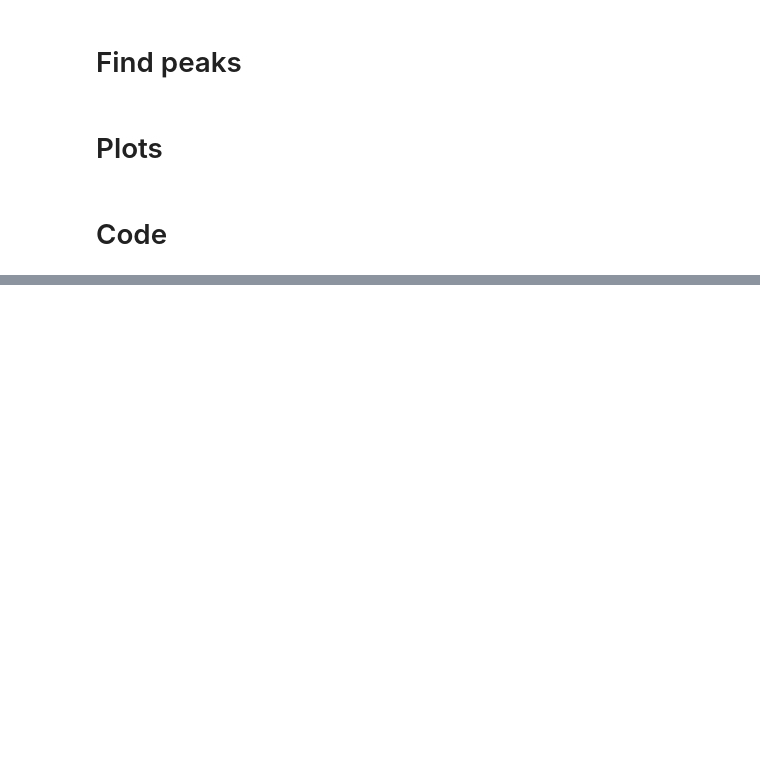
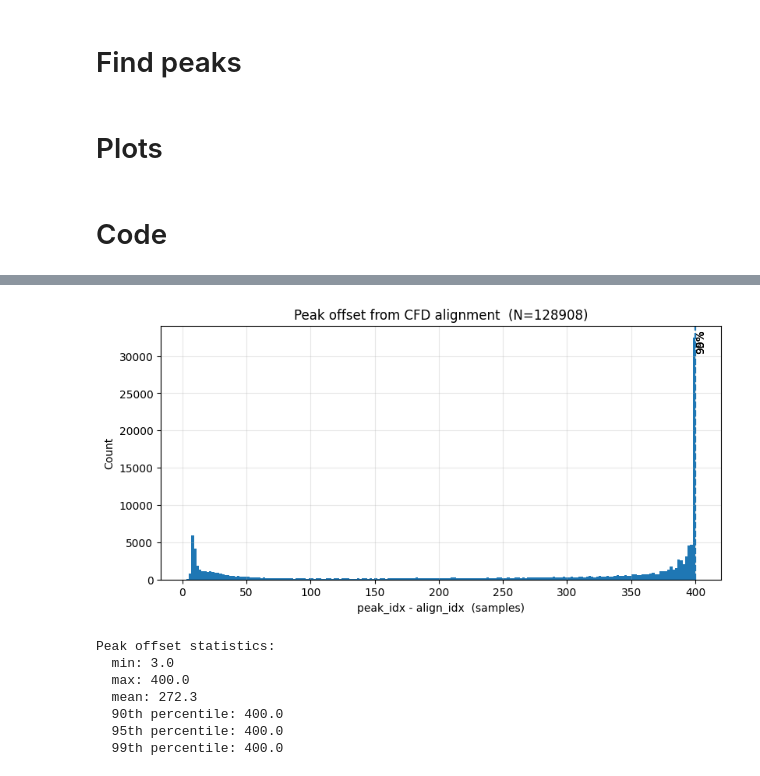
Before and after one commit to eberthol/PSD_GMVAE_Coldbox, a Jupyter notebook: data_eng/Peak_Selection.ipynb, the cells around one changed output, grey strips where cells are left out. Saved outputs shown, nothing was run; the diff lists cells and outputs as text; code cells hidden in the pictures; blank space fills up the shorter version.

```diff
--- a/data_eng/Peak_Selection.ipynb
+++ b/data_eng/Peak_Selection.ipynb
@@ -256,0 +67,19 @@ def build_pulse_dataset_from_X(
+# %%
+# ---------- alignment on rising-edge ----------
+def constant_fraction_crossing_index(y: np.ndarray, peak_idx: int, frac: float = 0.2, search_back: int = 400):
+    """First rising-edge crossing of frac*peak height. Returns int index or None.
+            1.	Takes the baseline-subtracted waveform
+            2.	Looks backward from the peak index (limit for search is controlled by search_back)
+            3.	Finds the first sample where the waveform crosses: threshold = align_frac x peak_height
+    """
+    peak_val = y[peak_idx]
+    if peak_val <= 0:
+        return None
+    thr = frac * peak_val
+    start = max(0, peak_idx - search_back)
+    seg = y[start:peak_idx + 1]
+    above = seg >= thr
+    if not np.any(above):
+        return None
+    k = int(np.argmax(above))
+    return int(start + k)
@@ -659,0 +1305,11 @@ print(pulse_ds["record_index"].shape) # (N_pulses,)
+# %%
+delta = analyze_peak_offset_from_align(pulse_ds)
+# %% [output]
+[figure, added]
+Peak offset statistics:
+  min: 3.0
+  max: 400.0
+  mean: 272.3
+  90th percentile: 400.0
+  95th percentile: 400.0
+  99th percentile: 400.0
```
Also changed, not shown: parts of 26 cells of this notebook.
